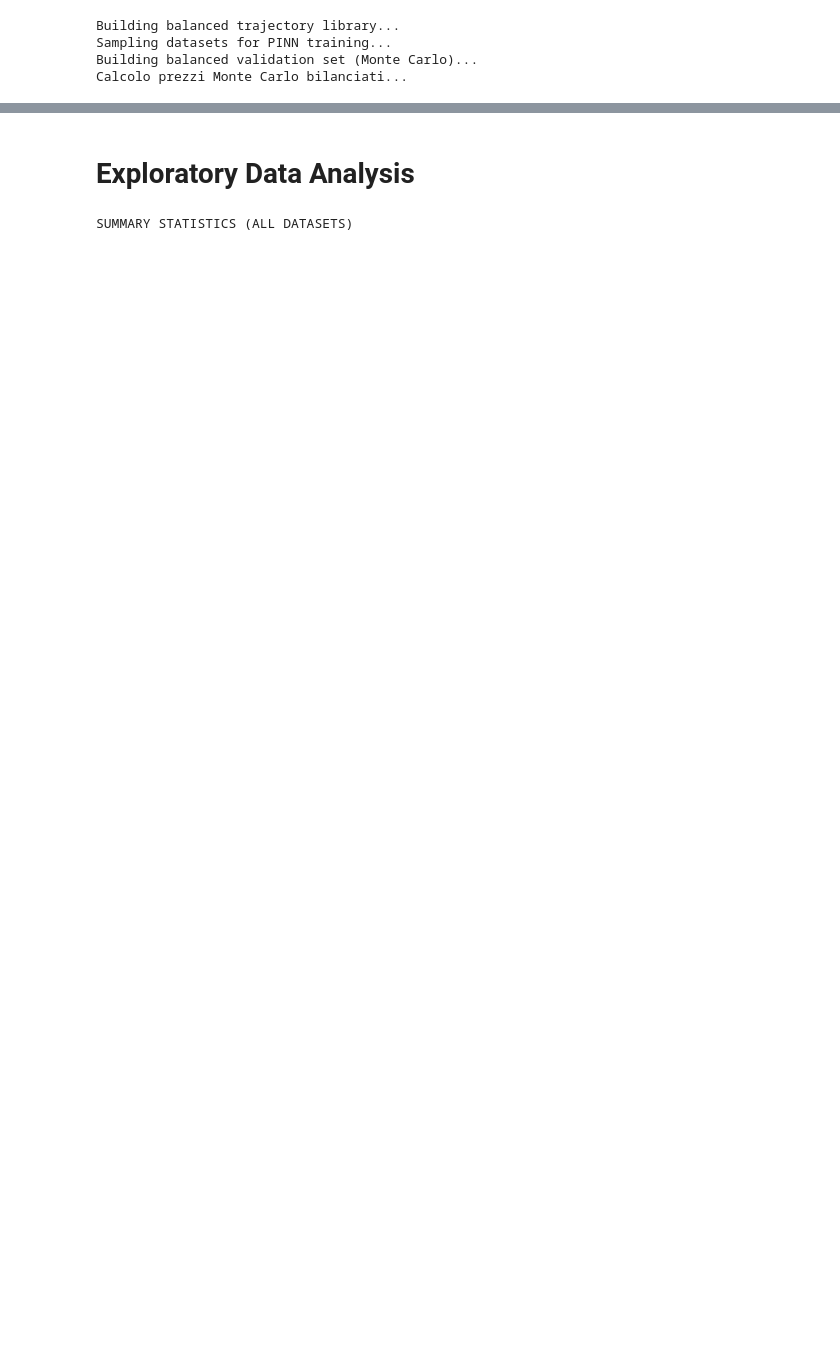
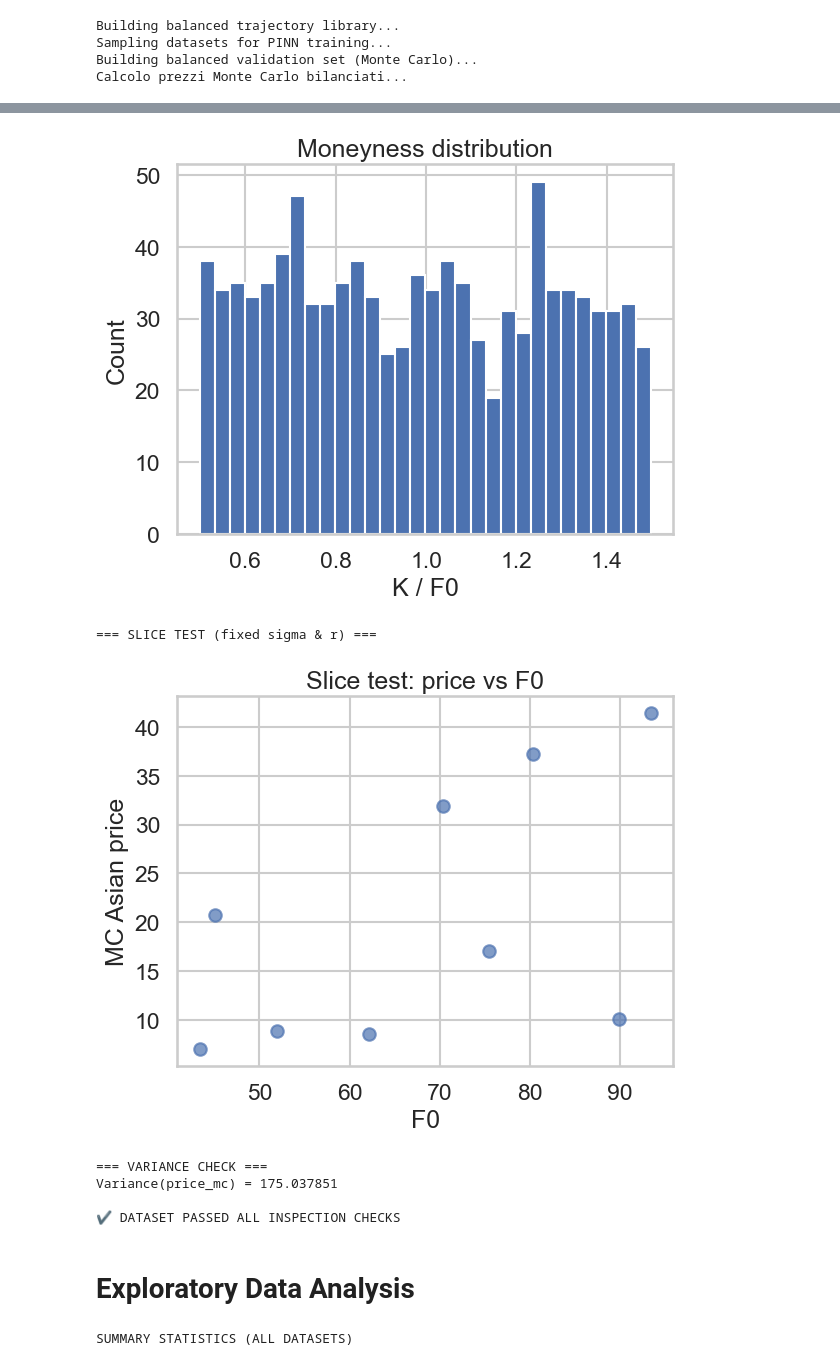
Before and after one commit to saraborello/asian-option-pricing-with-pinns, a Jupyter notebook: archive/pricing_pinn.ipynb, the cells around one changed output, grey strips where cells are left out. Saved outputs shown, nothing was run; the diff lists cells and outputs as text; code cells hidden in the pictures; blank space fills up the shorter version.

```diff
--- a/pricing_pinn.ipynb
+++ b/archive/pricing_pinn.ipynb
@@ -89,0 +110,66 @@ Calcolo prezzi Monte Carlo bilanciati...
+# %%
+import numpy as np
+import matplotlib.pyplot as plt
+
+def inspect_validation_dataset(df_val):
+    print("=== STRUCTURAL CHECKS ===")
+    print(df_val.head())
+    print(df_val.info())
+    print(df_val.describe())
+
+    assert not df_val.isna().any().any(), "NaNs found in dataset"
+    print("✔ No NaNs")
+
+    print("\n=== RANGE CHECKS ===")
+    for col in ["F0", "K", "sigma", "r", "T_years"]:
+        print(f"{col}: min={df_val[col].min():.4f}, max={df_val[col].max():.4f}")
+
+    print("\n=== ECONOMIC CONSISTENCY CHECKS ===")
+    assert (df_val["price_mc"] >= 0).all(), "Negative prices found"
+    print("✔ Prices are non-negative")
+
+    corr_F0 = df_val["F0"].corr(df_val["price_mc"])
+    corr_sigma = df_val["sigma"].corr(df_val["price_mc"])
+    corr_m = (df_val["K"] / df_val["F0"]).corr(df_val["price_mc"])
+
+    print(f"Corr(price, F0)     = {corr_F0:.3f} (expected > 0)")
+    print(f"Corr(price, sigma)  = {corr_sigma:.3f} (expected > 0)")
+    print(f"Corr(price, K/F0)   = {corr_m:.3f} (expected < 0)")
+
+    print("\n=== DISTRIBUTION CHECKS ===")
+    moneyness = df_val["K"] / df_val["F0"]
+    print(moneyness.describe())
+
+    plt.figure()
+    plt.hist(moneyness, bins=30)
+    plt.title("Moneyness distribution")
+    plt.xlabel("K / F0")
+    plt.ylabel("Count")
+    plt.show()
+
+    print("\n=== SLICE TEST (fixed sigma & r) ===")
+    slice_df = df_val[
+        (df_val["sigma"].between(df_val["sigma"].quantile(0.45),
+                                  df_val["sigma"].quantile(0.55))) &
+        (df_val["r"].between(df_val["r"].quantile(0.45),
+                              df_val["r"].quantile(0.55)))
+    ]
+
+    plt.figure()
+    plt.scatter(slice_df["F0"], slice_df["price_mc"], alpha=0.7)
+    plt.xlabel("F0")
+    plt.ylabel("MC Asian price")
+    plt.title("Slice test: price vs F0")
+    plt.show()
+
+    print("\n=== VARIANCE CHECK ===")
+    var_price = df_val["price_mc"].var()
+    print(f"Variance(price_mc) = {var_price:.6f}")
+    assert var_price > 0, "Degenerate dataset (zero variance)"
+
+    print("\n✔ DATASET PASSED ALL INSPECTION CHECKS")
+
+
+# USAGE:
+inspect_validation_dataset(df_val)
+# %% [output]
@@ -90,3 +193,10 @@ Calcolo prezzi Monte Carlo bilanciati...
+[figure, added]
+=== SLICE TEST (fixed sigma & r) ===
+[figure, added]
+=== VARIANCE CHECK ===
+Variance(price_mc) = 175.037851
+
+✔ DATASET PASSED ALL INSPECTION CHECKS
 # %% [markdown]
 # Exploratory Data Analysis
 # %%
```
Also changed, not shown: parts of 18 cells of this notebook, 20 other files.
